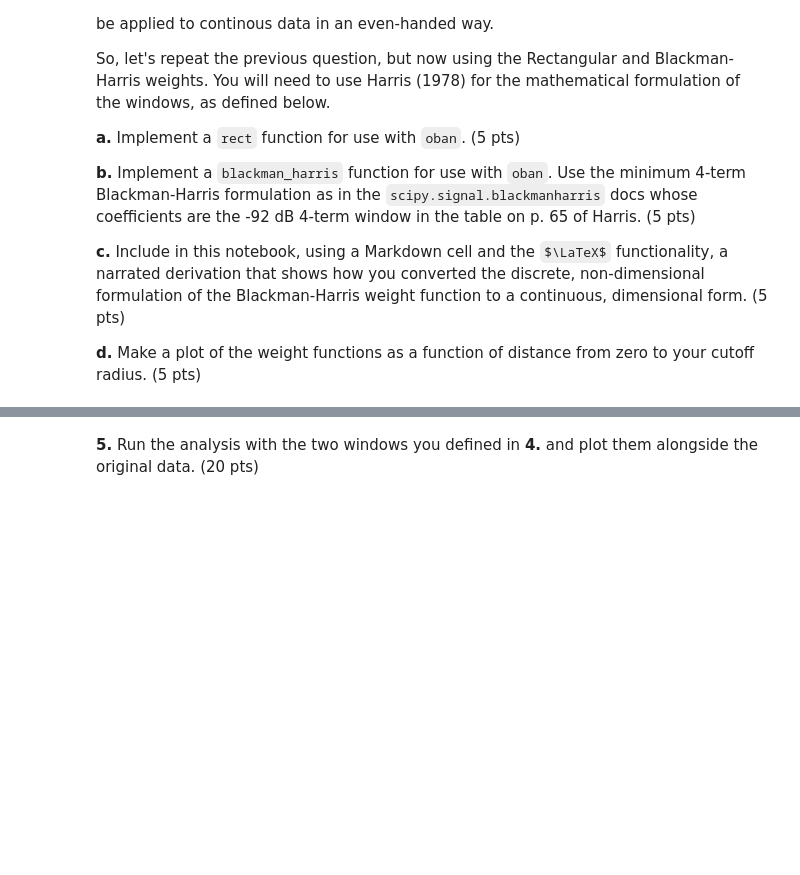
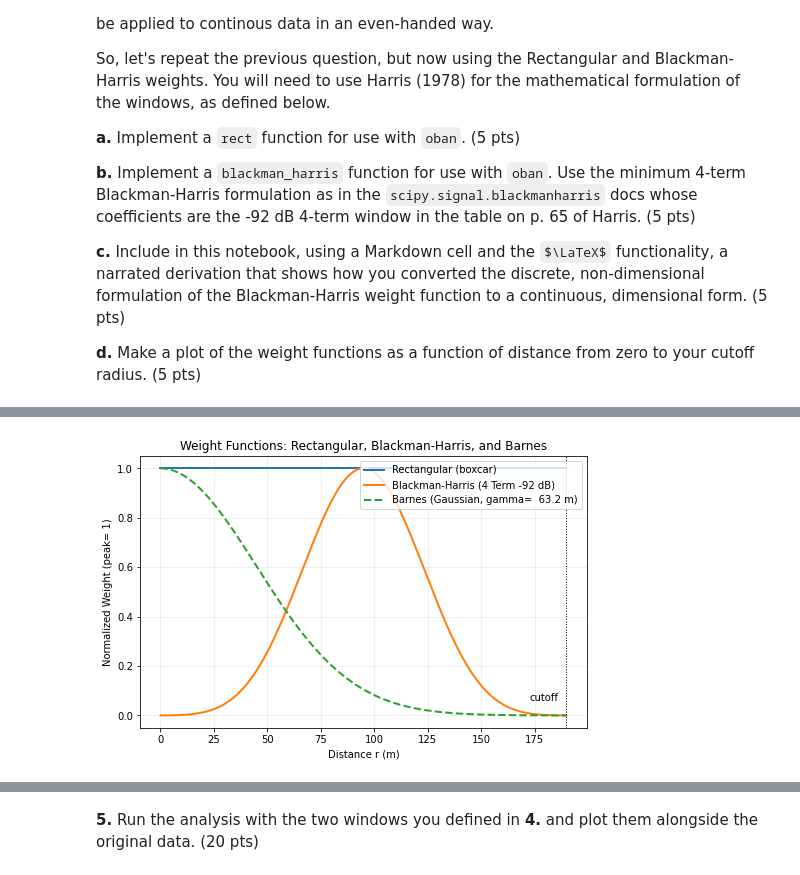
Before and after one commit to MelMartinez22/GDFAssignments, a Jupyter notebook: Homework 5&6.ipynb, the cells around one changed output, grey strips where cells are left out. Saved outputs shown, nothing was run; the diff lists cells and outputs as text; code cells hidden in the pictures; some formulas as TeX source; blank space fills up the shorter version.

```diff
--- a/Homework 5&6.ipynb
+++ b/Homework 5&6.ipynb
@@ -100,3 +495,90 @@ So, let's repeat the previous question, but now using the Rectangular and Blackm
 **c.**  Include in this notebook, using a Markdown cell and the $\LaTeX$ functionality, a narrated derivation that shows how you converted the discrete, non-dimensional formulation of the Blackman-Harris weight function to a continuous, dimensional form. (5 pts)
 
 **d.**  Make a plot of the weight functions as a function of distance from zero to your cutoff radius. (5 pts)
+# %%
+print("a) Rect Function for use with oban")
+try:
+    cutoff_radius= float(search_radius)
+except NameError:
+    try:
+        cutoff_radius= 3.0 * float(data_spacing)
+    except NameError:
+        cutoff_radius= 3.0 * float(max_adjacent_spacing_m)
+
+# smoothing parameter used earlier for Barnes (for comparison plotting)
+try:
+    gamma_meters= float(gamma)
+except NameError:
+    gamma_meters= float(data_spacing)  # fallback
+
+print(f"Plotting weights from r=0 to cutoff_radius= {cutoff_radius:.1f} m. (gamma = {gamma_meters:.1f} m)")
+
+# rectangular window
+def rect(r, R):
+    """
+    Rectangular (boxcar) window in distance:
+      r: array-like distances (meters)
+      R: cutoff radius (meters)
+    returns: weights (same shape as r), value 1 for r<=R, 0 otherwise
+    """
+    r = np.asarray(r)
+    w = np.where(r<= R, 1.0, 0.0)
+    return w
+
+print("b) Blackman Harris Function")        # coeffs for -92 dB (Harris 1978)
+_a0= 0.35875
+_a1= 0.48829
+_a2= 0.14128
+_a3= 0.01168
+
+def blackman_harris(r, R):
+    """
+    r: distances (meters)
+    R: cutoff radius (meters)
+    Equ: w(r)= a0-a1*cos(2*pi*r/R) + (a2*cos(4*pi*r/R)- a3*cos(6*pi*r/R)
+    """
+    r = np.asarray(r)
+    w = np.zeros_like(r, dtype= float)
+    inside= (r<= R) & (r>= 0)
+    if np.any(inside):
+        x= r[inside]/R                   # normalized
+        w_in= (_a0-_a1*np.cos(2.0*np.pi*x)+_a2*np.cos(4.0*np.pi*x)- _a3*np.cos(6.0*np.pi*x))
+        w_in= np.maximum(w_in, 0.0)      # ensuring non-neg
+        w[inside]= w_in
+    return w
+
+# Barnes weight
+def barnes_weight_r(r, gamma):
+    r= np.asarray(r)
+    return np.exp(-(r**2)/(gamma**2))
+
+# r vector and weights
+r= np.linspace(0.0, cutoff_radius, 501)
+w_rect= rect(r, cutoff_radius)
+w_bh= blackman_harris(r, cutoff_radius)
+w_barnes= barnes_weight_r(r, gamma_meters)
+
+# Normalizing windows
+w_rect_n= w_rect/np.max(w_rect) if np.max(w_rect) != 0 else w_rect
+w_bh_n= w_bh/np.max(w_bh) if np.max(w_bh) != 0 else w_bh
+w_barnes_n= w_barnes/np.max(w_barnes) if np.max(w_barnes) != 0 else w_barnes
+
+print("c) LaTeX derivation below")
+
+print("d) Plot")
+fig, ax= plt.subplots(1, 1, figsize= (8, 5))
+ax.plot(r, w_rect_n, label= 'Rectangular (boxcar)', linewidth= 2)
+ax.plot(r, w_bh_n, label= 'Blackman-Harris (4 Term -92 dB)', linewidth= 2)
+ax.plot(r, w_barnes_n, label= f'Barnes (Gaussian, gamma= {gamma_meters: .1f} m)', linestyle= '--', linewidth= 2)
+ax.set_xlabel('Distance r (m)')
+ax.set_ylabel('Normalized Weight (peak= 1)')
+ax.set_title('Weight Functions: Rectangular, Blackman-Harris, and Barnes')
+ax.legend(loc= 'upper right')
+ax.grid(alpha= 0.25)
+
+# Cutoff
+ax.axvline(cutoff_radius, color= 'k', linestyle= ':', linewidth= 1)
+ax.text(0.98*cutoff_radius, 0.05, 'cutoff', ha= 'right', va= 'bottom', fontsize= 10)
+
+plt.show()
+# %% [output]
@@ -102,0 +590 @@ So, let's repeat the previous question, but now using the Rectangular and Blackm
+[figure, added]
```
Also changed, not shown: parts of 14 cells of this notebook.
